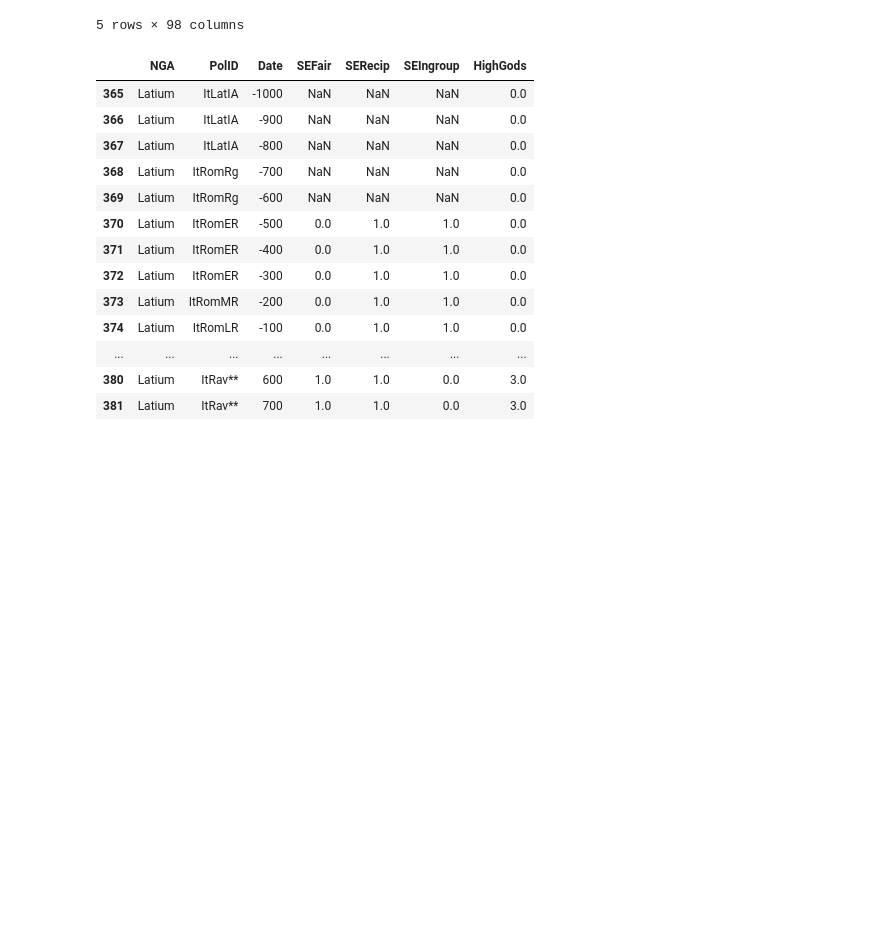
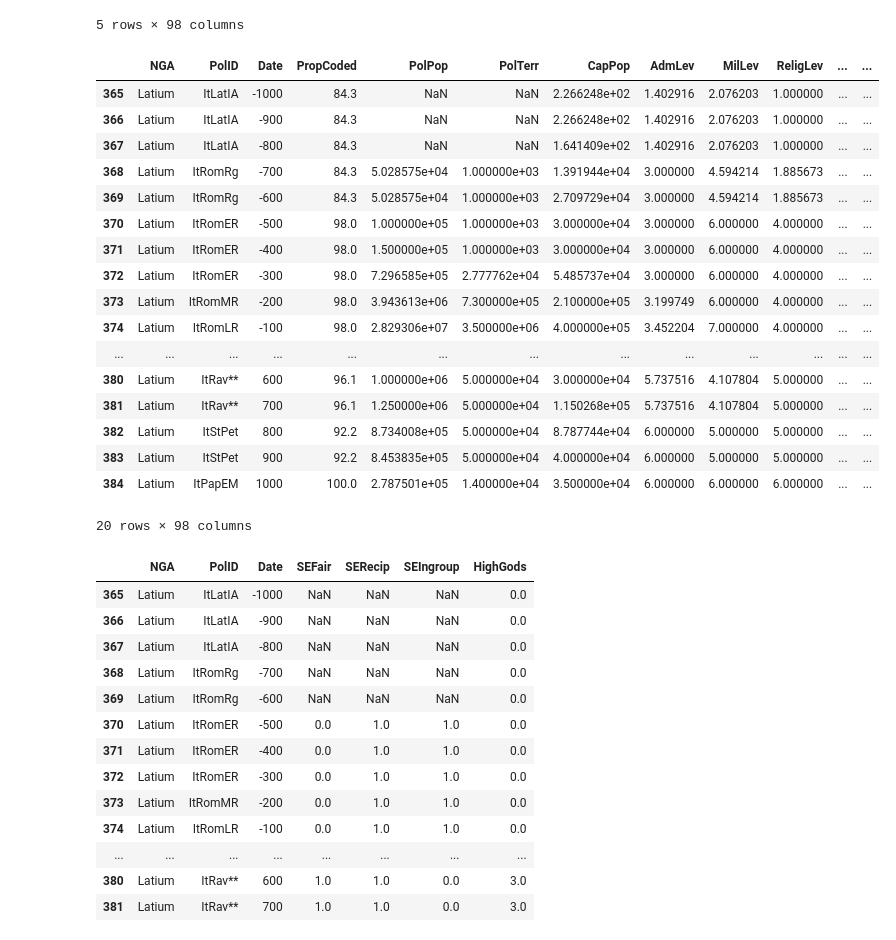
Before and after one commit to sdam-au/seshat, a Jupyter notebook: scripts/seshat-preaggregated-data.ipynb, the cells around one changed output. Saved outputs shown, nothing was run; the diff lists cells and outputs as text; code cells hidden in the pictures; blank space fills up the shorter version.

```diff
--- a/scripts/seshat-preaggregated-data.ipynb
+++ b/scripts/seshat-preaggregated-data.ipynb
@@ -151,6 +151,28 @@ MIoutput.head()
 NGA_AM = ["Latium", "Paris Basin", "Upper Egypt", "Konya Plain"]
 ### temporal constraints to AM
 dates_AM = [num*100 for num in range(-10, 11)]
+# %%
+MIoutput_latium = MIoutput[(MIoutput["NGA"]=="Latium") & (MIoutput["Date"] >= -1000) & (MIoutput["Date"] <= 1000)]
+MIoutput_latium
+# %% [output]
+|  | NGA | PolID | Date | PropCoded | PolPop | PolTerr | CapPop | AdmLev | MilLev | ReligLev | ... | ... |
+| 365 | Latium | ItLatIA | -1000 | 84.3 | NaN | NaN | 2.266248e+02 | 1.402916 | 2.076203 | 1.000000 | ... | ... |
+| 366 | Latium | ItLatIA | -900 | 84.3 | NaN | NaN | 2.266248e+02 | 1.402916 | 2.076203 | 1.000000 | ... | ... |
+| 367 | Latium | ItLatIA | -800 | 84.3 | NaN | NaN | 1.641409e+02 | 1.402916 | 2.076203 | 1.000000 | ... | ... |
+| 368 | Latium | ItRomRg | -700 | 84.3 | 5.028575e+04 | 1.000000e+03 | 1.391944e+04 | 3.000000 | 4.594214 | 1.885673 | ... | ... |
+| 369 | Latium | ItRomRg | -600 | 84.3 | 5.028575e+04 | 1.000000e+03 | 2.709729e+04 | 3.000000 | 4.594214 | 1.885673 | ... | ... |
+| 370 | Latium | ItRomER | -500 | 98.0 | 1.000000e+05 | 1.000000e+03 | 3.000000e+04 | 3.000000 | 6.000000 | 4.000000 | ... | ... |
+| 371 | Latium | ItRomER | -400 | 98.0 | 1.500000e+05 | 1.000000e+03 | 3.000000e+04 | 3.000000 | 6.000000 | 4.000000 | ... | ... |
+| 372 | Latium | ItRomER | -300 | 98.0 | 7.296585e+05 | 2.777762e+04 | 5.485737e+04 | 3.000000 | 6.000000 | 4.000000 | ... | ... |
+| 373 | Latium | ItRomMR | -200 | 98.0 | 3.943613e+06 | 7.300000e+05 | 2.100000e+05 | 3.199749 | 6.000000 | 4.000000 | ... | ... |
+| 374 | Latium | ItRomLR | -100 | 98.0 | 2.829306e+07 | 3.500000e+06 | 4.000000e+05 | 3.452204 | 7.000000 | 4.000000 | ... | ... |
+| ... | ... | ... | ... | ... | ... | ... | ... | ... | ... | ... | ... | ... |
+| 380 | Latium | ItRav** | 600 | 96.1 | 1.000000e+06 | 5.000000e+04 | 3.000000e+04 | 5.737516 | 4.107804 | 5.000000 | ... | ... |
+| 381 | Latium | ItRav** | 700 | 96.1 | 1.250000e+06 | 5.000000e+04 | 1.150268e+05 | 5.737516 | 4.107804 | 5.000000 | ... | ... |
+| 382 | Latium | ItStPet | 800 | 92.2 | 8.734008e+05 | 5.000000e+04 | 8.787744e+04 | 6.000000 | 5.000000 | 5.000000 | ... | ... |
+| 383 | Latium | ItStPet | 900 | 92.2 | 8.453835e+05 | 5.000000e+04 | 4.000000e+04 | 6.000000 | 5.000000 | 5.000000 | ... | ... |
+| 384 | Latium | ItPapEM | 1000 | 100.0 | 2.787501e+05 | 1.400000e+04 | 3.500000e+04 | 6.000000 | 6.000000 | 6.000000 | ... | ... |
+20 rows × 98 columns
 # %%
 MIoutput_latium = MIoutput[(MIoutput["NGA"]=="Latium") & (MIoutput["Date"] >= -1000) & (MIoutput["Date"] <= 1000)]
 MIoutput_latium[["NGA", "PolID", "Date"] + rel_variables]
```
Also changed, not shown: 4 other files.
